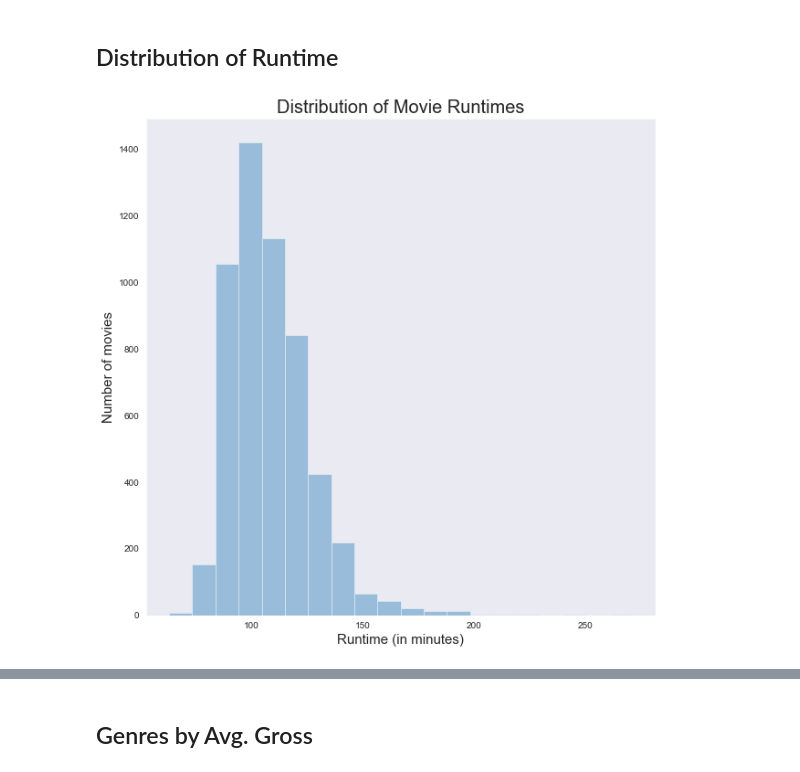
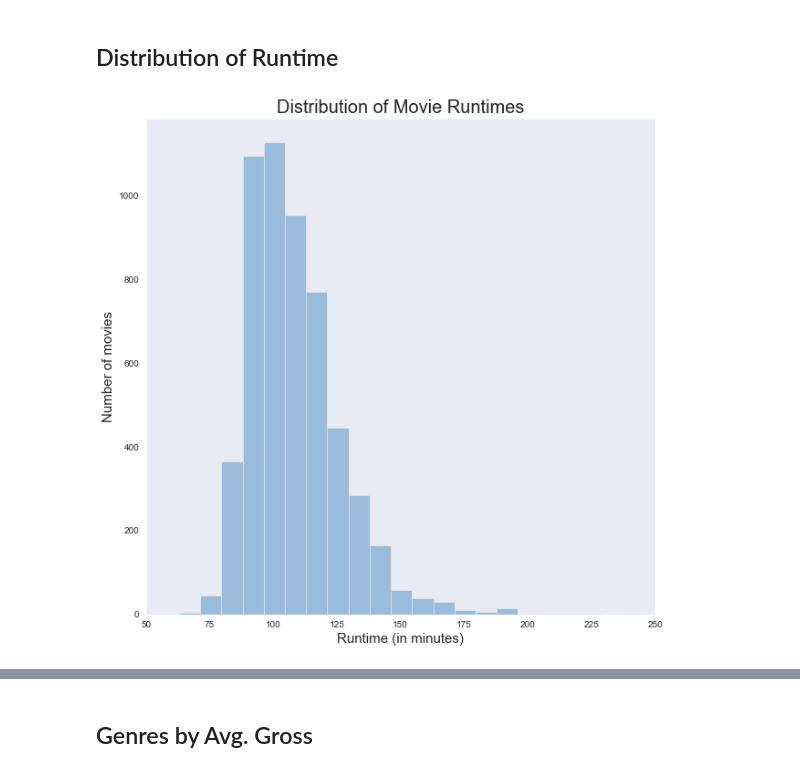
Before and after one commit to nobletang/Phase1Project, a Jupyter notebook: kaggle_movies.ipynb, the cells around one changed output, grey strips where cells are left out. Saved outputs shown, nothing was run; the diff lists cells and outputs as text; code cells hidden in the pictures.

```diff
--- a/kaggle_movies.ipynb
+++ b/kaggle_movies.ipynb
@@ -295,14 +293,15 @@ plt.show()
 # %%
 # distribution plot to visualize the movies by runtime (in minutes)
 plt.figure(figsize=(10,10))
-sns.distplot(movies_df['runtime'], kde=False, bins=20)
+movie_runs = sns.distplot(movies_df['runtime'], kde=False, bins=25)
 
+movie_runs.set_xlim(50, 250, 25)
 # add title and axes labels
 plt.title('Distribution of Movie Runtimes', fontsize=20)
 plt.xlabel('Runtime (in minutes)', fontsize=15)
 plt.ylabel('Number of movies', fontsize=15)
 
-plt.savefig('RuntimeDistribution.png')
+#plt.savefig('RuntimeDistribution.png')
 plt.show()
 # %% [output]
-[figure, old version]
+[figure, new version]
```
Also changed, not shown: parts of 26 cells of this notebook, 4 other files.
